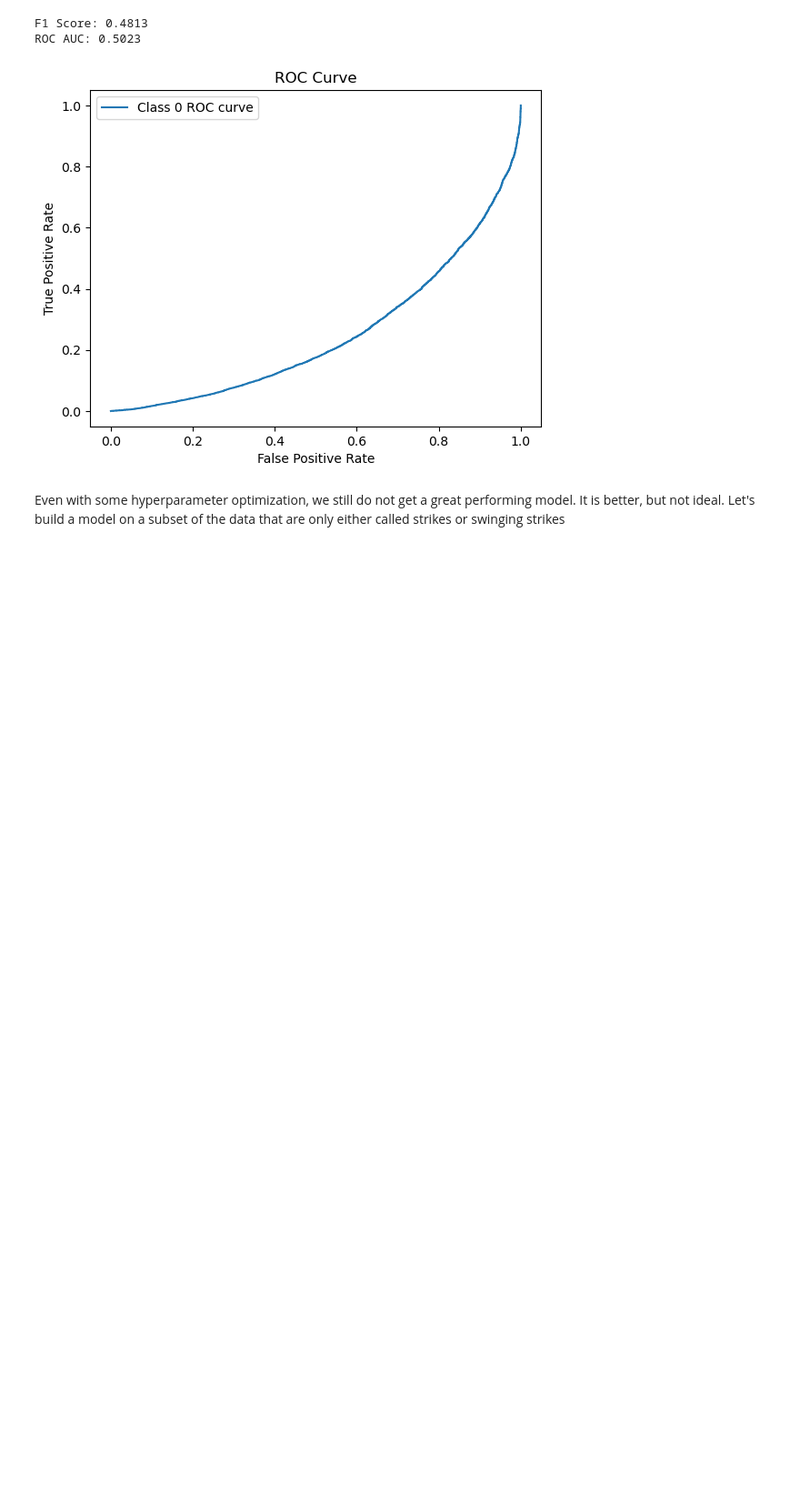
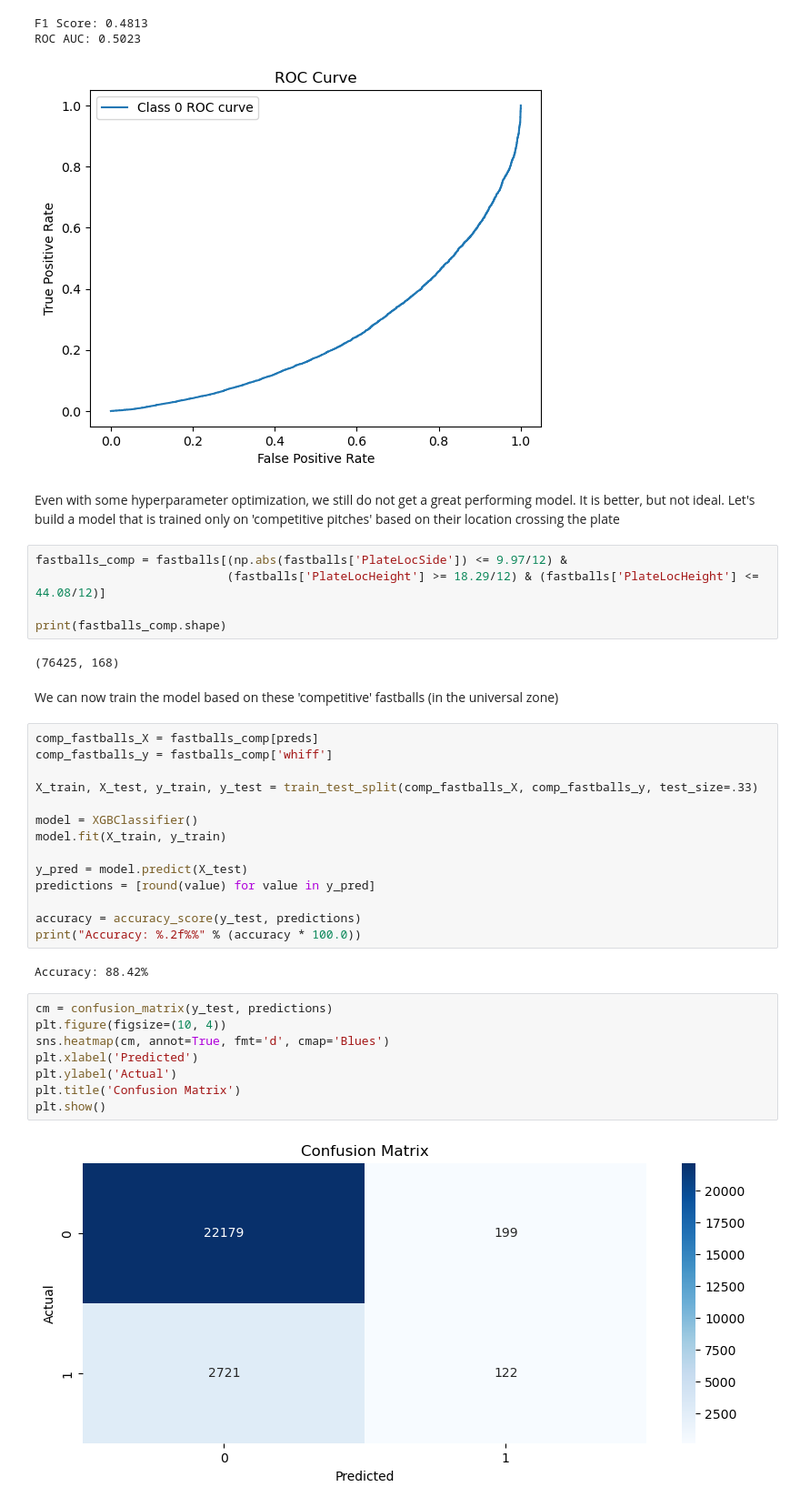
Before and after one commit to charlesbenfer/stuff_plus, a Jupyter notebook: data_analysis/xgboost.ipynb, the cells around one changed output. Shown at 91% size. Drawn from its saved outputs; the diff is of its cells as text; blank space fills up the shorter version.

Commit message:
Added some analysis for competitive pitches only

```diff
--- a/data_analysis/xgboost.ipynb
+++ b/data_analysis/xgboost.ipynb
@@ -349,4 +345,39 @@ F1 Score: 0.4813
 ROC AUC: 0.5023
 [figure]
 # %% [markdown]
-Even with some hyperparameter optimization, we still do not get a great performing model. It is better, but not ideal. Let's build a model on a subset of the data that are only either called strikes or swinging strikes
+Even with some hyperparameter optimization, we still do not get a great performing model. It is better, but not ideal. Let's build a model that is trained only on 'competitive pitches' based on their location crossing the plate
+# %%
+fastballs_comp = fastballs[(np.abs(fastballs['PlateLocSide']) <= 9.97/12) &
+                           (fastballs['PlateLocHeight'] >= 18.29/12) & (fastballs['PlateLocHeight'] <= 44.08/12)]
+
+print(fastballs_comp.shape)
+# %% [output]
+(76425, 168)
+# %% [markdown]
+We can now train the model based on these 'competitive' fastballs (in the universal zone)
+# %%
+comp_fastballs_X = fastballs_comp[preds]
+comp_fastballs_y = fastballs_comp['whiff']
+
+X_train, X_test, y_train, y_test = train_test_split(comp_fastballs_X, comp_fastballs_y, test_size=.33)
+
+model = XGBClassifier()
+model.fit(X_train, y_train)
+
+y_pred = model.predict(X_test)
+predictions = [round(value) for value in y_pred]
+
+accuracy = accuracy_score(y_test, predictions)
+print("Accuracy: %.2f%%" % (accuracy * 100.0))
+# %% [output]
+Accuracy: 88.42%
+# %%
+cm = confusion_matrix(y_test, predictions)
+plt.figure(figsize=(10, 4))
+sns.heatmap(cm, annot=True, fmt='d', cmap='Blues')
+plt.xlabel('Predicted')
+plt.ylabel('Actual')
+plt.title('Confusion Matrix')
+plt.show()
+# %% [output]
+[figure, added]
```
Also changed, not shown: parts of 7 cells of this notebook.
